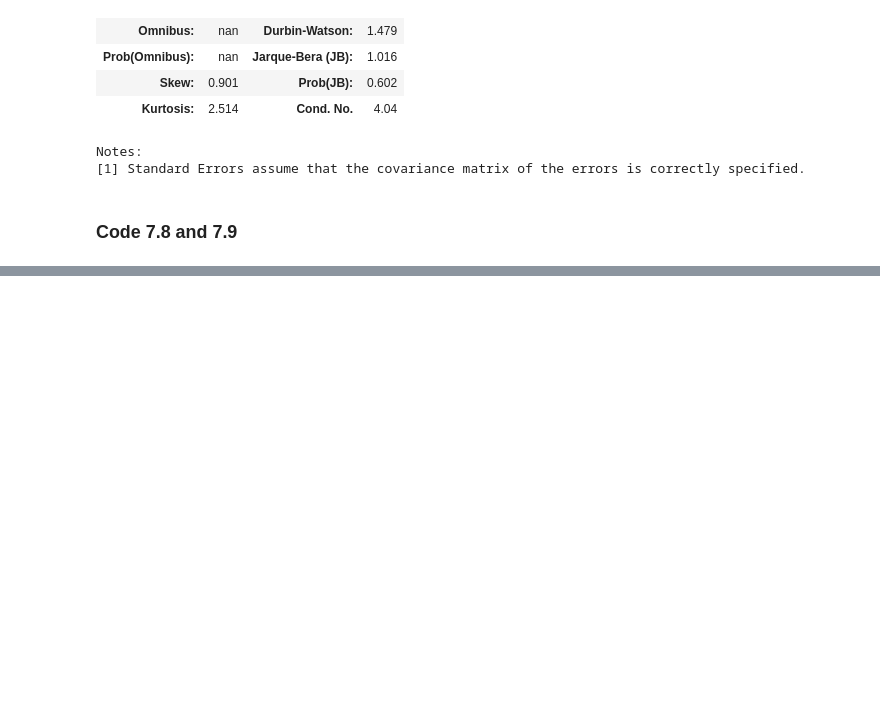
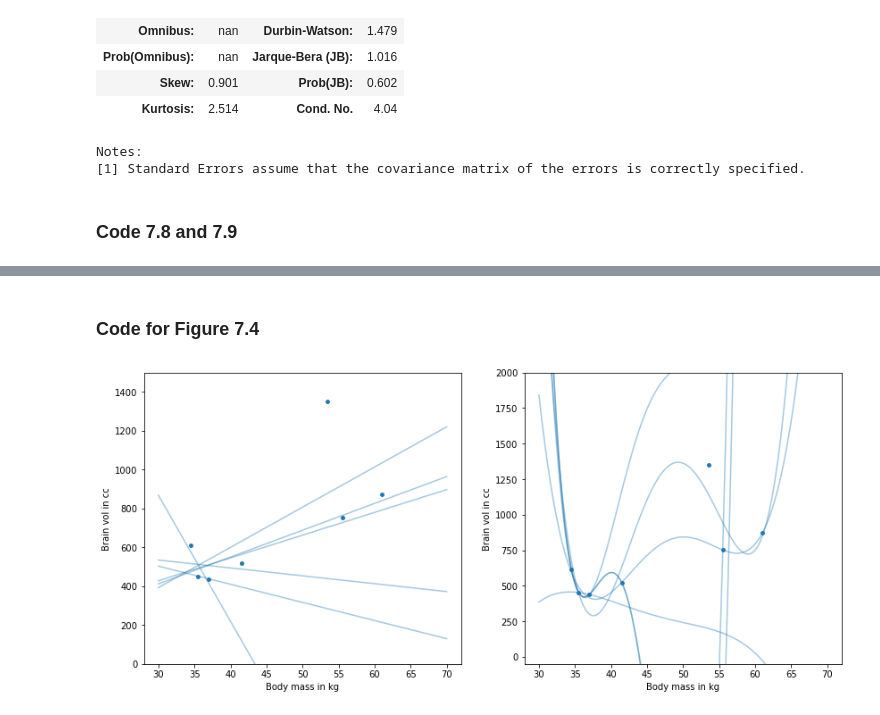
Before and after one commit to somnath1077/statistical_rethinking, a Jupyter notebook: code/ch07/nb01_overfitting.ipynb, the cells around one changed output, grey strips where cells are left out. Drawn from its saved outputs; the diff is of its cells as text; code cells hidden in the pictures; blank space fills up the shorter version.

```diff
--- a/code/ch07/nb01_overfitting.ipynb
+++ b/code/ch07/nb01_overfitting.ipynb
@@ -194,0 +232,2 @@ for model, name, ax in zip(models, names, axs.flat):
+# %% [markdown]
+### Code for Figure 7.4
@@ -194,0 +252,41 @@ for model, name, ax in zip(models, names, axs.flat):
+# %%
+# Next create the predictions
+
+pred_dict_7_1 = {}
+pred_dict_7_4 = {}
+
+pred_dicts = [pred_dict_7_1, pred_dict_7_4]
+model_dicts = [model_dict_7_1, model_dict_7_4]
+
+body_mass_vals = np.linspace(30, 70, 100)
+body_mass_std = (body_mass_vals - df['mass'].mean()) / df['mass'].std()
+
+
+for model_dict, pred_dict in zip(model_dicts, pred_dicts):
+    for i in range(NUM_MODELS):
+        prediction = model_dict[i].get_prediction({'mass_std': body_mass_std})
+
+        # Re-scale by multiplying by df['brain'].max()
+        pred = prediction.summary_frame(alpha=0.11) * df['brain'].max()
+
+        pred_dict[i] = pred["mean"]
+# %%
+# Finally plot the figures
+
+fig, axs = plt.subplots(1, 2, figsize=(14, 6))
+
+for i, ax in enumerate(axs):
+    ax.scatter(df['mass'], df['brain'], color="C0", s=15)
+
+    ax.set_xlabel('Body mass in kg')
+    ax.set_ylabel('Brain vol in cc')
+
+    for j in range(NUM_MODELS):
+        ax.plot(body_mass_vals, pred_dicts[i][j], color="C0", alpha=0.4)
+
+    if i == 0:
+        ax.set_ylim(0, 1500)
+    else:
+        ax.set_ylim(-50, 2000)
+# %% [output]
+[figure, added]
```
Also changed, not shown: parts of 7 cells of this notebook.
